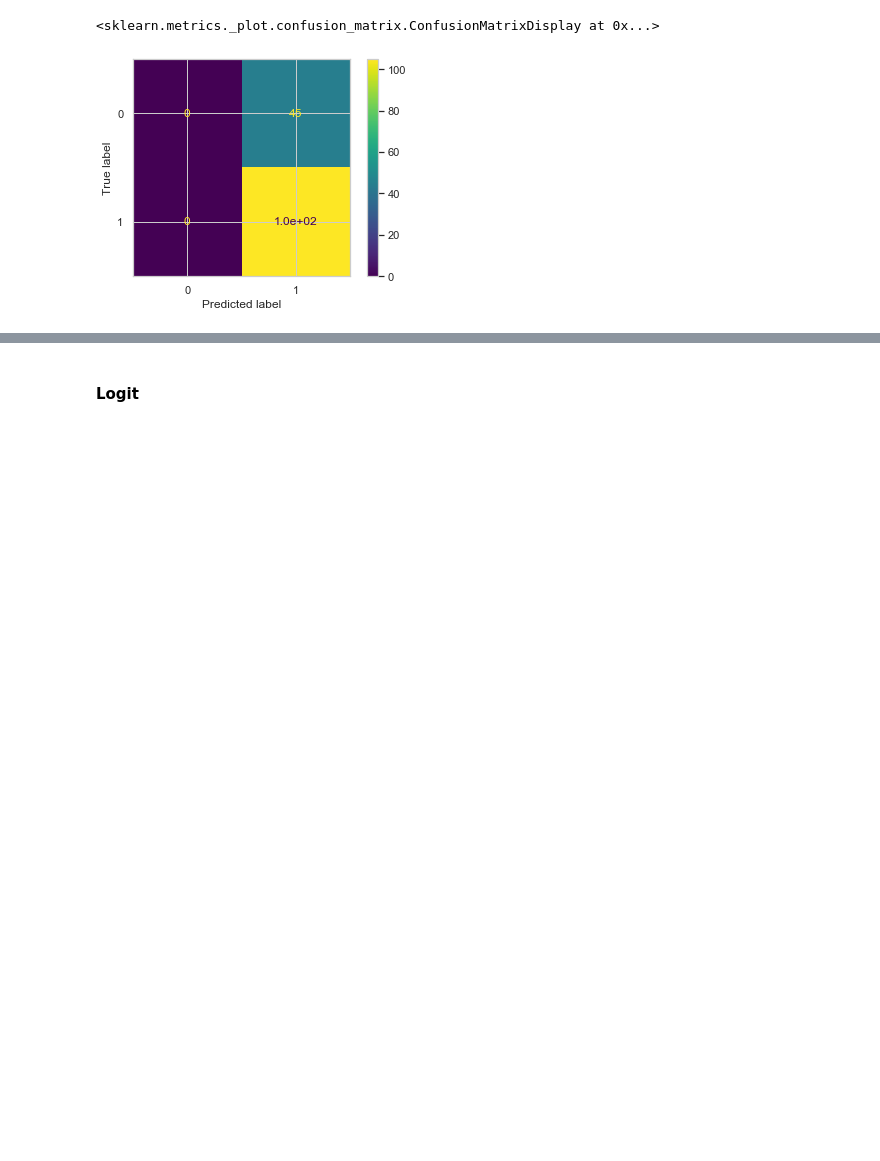
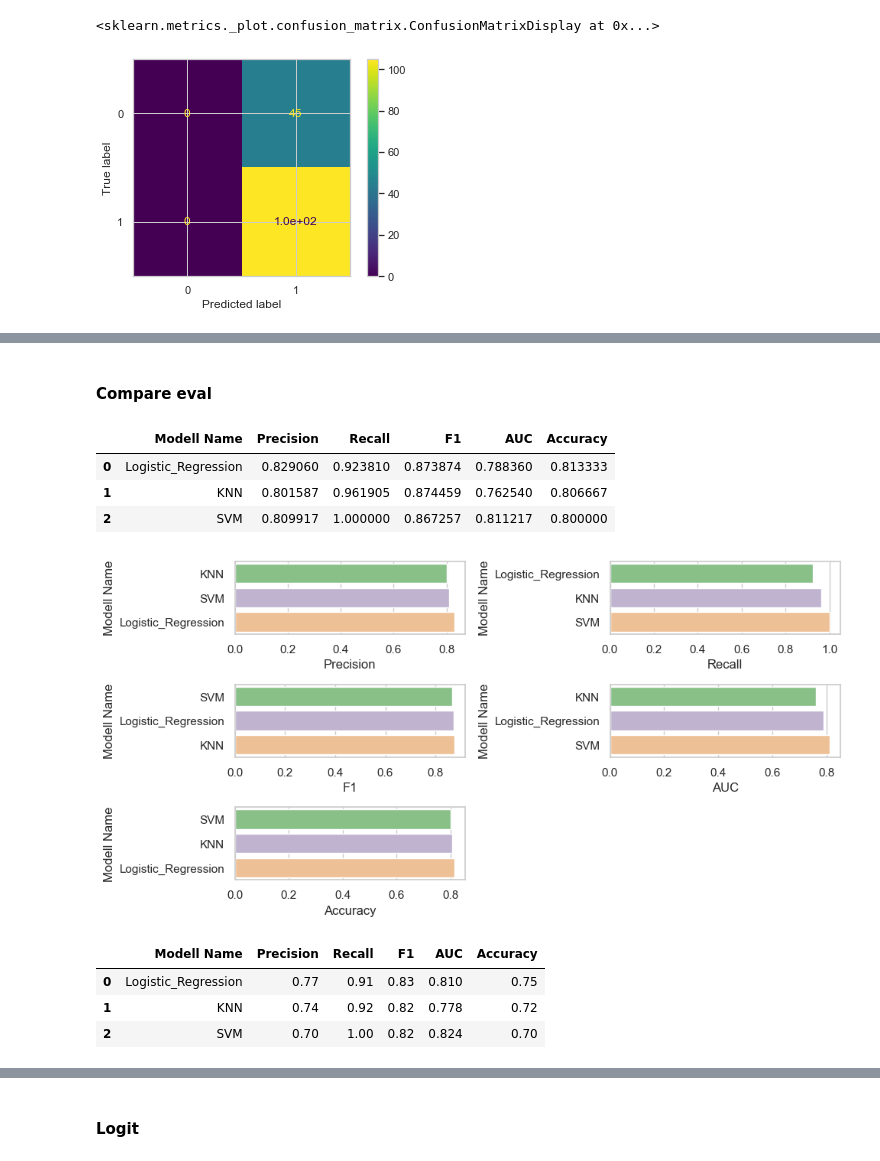
Before and after one commit to satriobhirawa/Kredit-EDA-SudDeutschland, a Jupyter notebook: modeling.ipynb, the cells around one changed output, grey strips where cells are left out. Drawn from its saved outputs; the diff is of its cells as text; code cells hidden in the pictures; blank space fills up the shorter version.

```diff
--- a/modeling.ipynb
+++ b/modeling.ipynb
@@ -2534,3 +2812,9 @@ compare_v3_knn.loc[compare_v3_knn['AUC'] == compare_v3_knn['AUC'].max()]
 | 31 | 0.76 | 0.904762 | 0.826087 | 0.76254 | 0.733333 | 7 | distance | manhattan | 1 |
 | 32 | 0.76 | 0.904762 | 0.826087 | 0.76254 | 0.733333 | 7 | distance | minkowski | 1 |
 | 34 | 0.76 | 0.904762 | 0.826087 | 0.76254 | 0.733333 | 7 | distance | manhattan | 2 |
+# %%
+knn_auc = compare_v3_knn.loc[compare_v3_knn['AUC'] == compare_v3_knn['AUC'].max()]['AUC'][:1][31]
+knn_pre = compare_v3_knn.loc[compare_v3_knn['Precision'] == compare_v3_knn['Precision'].max()]['Precision'][:1][36]
+knn_rec = compare_v3_knn.loc[compare_v3_knn['Recall'] == compare_v3_knn['Recall'].max()]['Recall'][:1][36]
+knn_f1 = compare_v3_knn.loc[compare_v3_knn['F1'] == compare_v3_knn['F1'].max()]['F1'][:1][36]
+knn_acc = compare_v3_knn.loc[compare_v3_knn['Accuracy'] == compare_v3_knn['Accuracy'].max()]['Accuracy'][:1][36]
@@ -2653,3 +2941,9 @@ compare_v3_svc.loc[compare_v3_svc['AUC'] == compare_v3_svc['AUC'].max()]
 |  | Precision | Recall | F1 | AUC | Accuracy | C | Gamma | Kernel |
 | 25 | 0.7 | 1.0 | 0.823529 | 0.811217 | 0.7 | 1 | 0.0001 | rbf |
 | 27 | 0.7 | 1.0 | 0.823529 | 0.811217 | 0.7 | 10 | 0.0001 | rbf |
+# %%
+svc_auc = compare_v3_svc.loc[compare_v3_svc['AUC'] == compare_v3_svc['AUC'].max()]['AUC'][:1][25]
+svc_pre = compare_v3_svc.loc[compare_v3_svc['Precision'] == compare_v3_svc['Precision'].max()]['Precision'][:1][0]
+svc_rec = compare_v3_svc.loc[compare_v3_svc['Recall'] == compare_v3_svc['Recall'].max()]['Recall'][:1][1]
+svc_f1 = compare_v3_svc.loc[compare_v3_svc['F1'] == compare_v3_svc['F1'].max()]['F1'][:1][0]
+svc_acc = compare_v3_svc.loc[compare_v3_svc['Accuracy'] == compare_v3_svc['Accuracy'].max()]['Accuracy'][:1][0]
@@ -2702,0 +3001,17 @@ AUC - Test Set: 82.56%
+# %% [markdown]
+#### Compare eval
+# %%
+comp_eval_auc_df = pd.DataFrame({'Modell Name' : ['Logistic_Regression', 'KNN','SVM'],
+                            'Precision': [logit_pre, knn_pre, svc_pre],
+                            'Recall': [logit_rec, knn_rec, svc_rec],
+                            'F1': [logit_f1, knn_f1, svc_f1],
+                            'AUC':[logit_auc, knn_auc, svc_auc],
+                            'Accuracy': [logit_acc, knn_acc, svc_acc]})
+
+
+comp_eval_auc_df
+# %% [output]
+|  | Modell Name | Precision | Recall | F1 | AUC | Accuracy |
+| 0 | Logistic_Regression | 0.829060 | 0.923810 | 0.873874 | 0.788360 | 0.813333 |
+| 1 | KNN | 0.801587 | 0.961905 | 0.874459 | 0.762540 | 0.806667 |
+| 2 | SVM | 0.809917 | 1.000000 | 0.867257 | 0.811217 | 0.800000 |
@@ -2702,0 +3020,35 @@ AUC - Test Set: 82.56%
+# %%
+auc_sort = comp_eval_auc_df.sort_values(by=['AUC'])
+f1_sort = comp_eval_auc_df.sort_values(by=['F1'])
+rec_sort = comp_eval_auc_df.sort_values(by=['Recall'])
+pre_sort = comp_eval_auc_df.sort_values(by=['Precision'])
+acc_sort = comp_eval_auc_df.sort_values(by=['Accuracy'])
+
+fig, ax = plt.subplots(nrows=3, ncols=2, dpi=100, figsize=(10,5))
+sns.set(style="whitegrid")
+
+sns.barplot(y='Modell Name', x="Precision", data=pre_sort, palette="Accent", ax=ax[0][0])
+sns.barplot(y='Modell Name', x="Recall", data=rec_sort, palette="Accent", ax=ax[0][1])
+sns.barplot(y='Modell Name', x="F1", data=f1_sort, palette="Accent", ax=ax[1][0])
+sns.barplot(y='Modell Name', x="AUC", data=auc_sort, palette="Accent", ax=ax[1][1])
+sns.barplot(y='Modell Name', x="Accuracy", data=acc_sort, palette="Accent", ax=ax[2][0])
+fig.delaxes(ax[2][1])
+plt.tight_layout()
+plt.show()
+# %% [output]
+[figure, added]
+# %%
+comp_test_auc_df = pd.DataFrame({'Modell Name' : ['Logistic_Regression', 'KNN','SVM'],
+                            'Precision': [0.77,0.74, 0.70],
+                            'Recall': [0.91, 0.92, 1.00],
+                            'F1': [0.83, 0.82, 0.82],
+                            'AUC':[0.81, 0.778, 0.824],
+                            'Accuracy': [0.75, 0.72, 0.70]})
+
+
+comp_test_auc_df
+# %% [output]
+|  | Modell Name | Precision | Recall | F1 | AUC | Accuracy |
+| 0 | Logistic_Regression | 0.77 | 0.91 | 0.83 | 0.810 | 0.75 |
+| 1 | KNN | 0.74 | 0.92 | 0.82 | 0.778 | 0.72 |
+| 2 | SVM | 0.70 | 1.00 | 0.82 | 0.824 | 0.70 |
```
Also changed, not shown: parts of 79 cells of this notebook, 1 other file.
